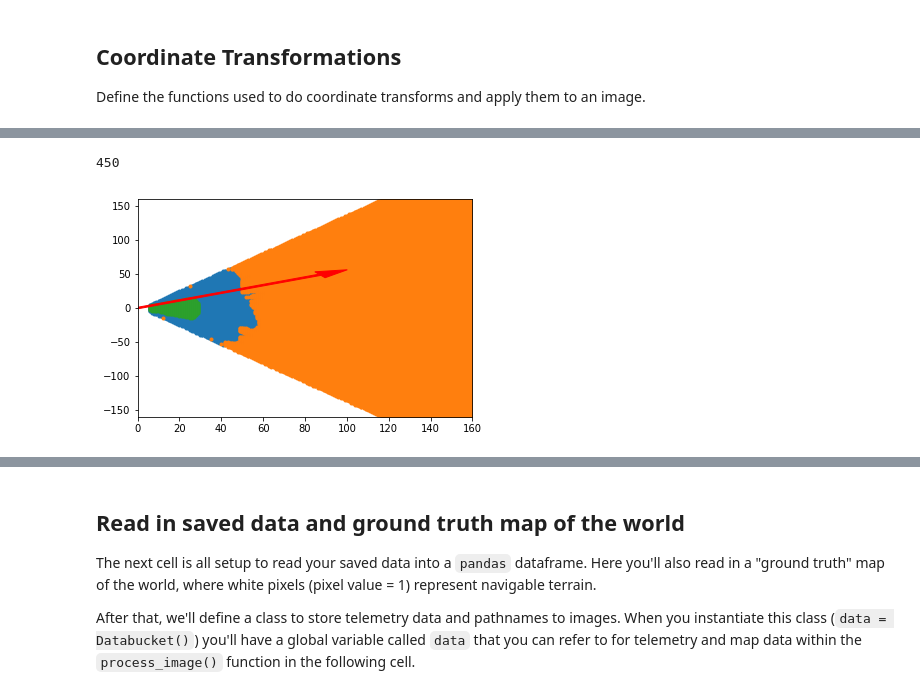
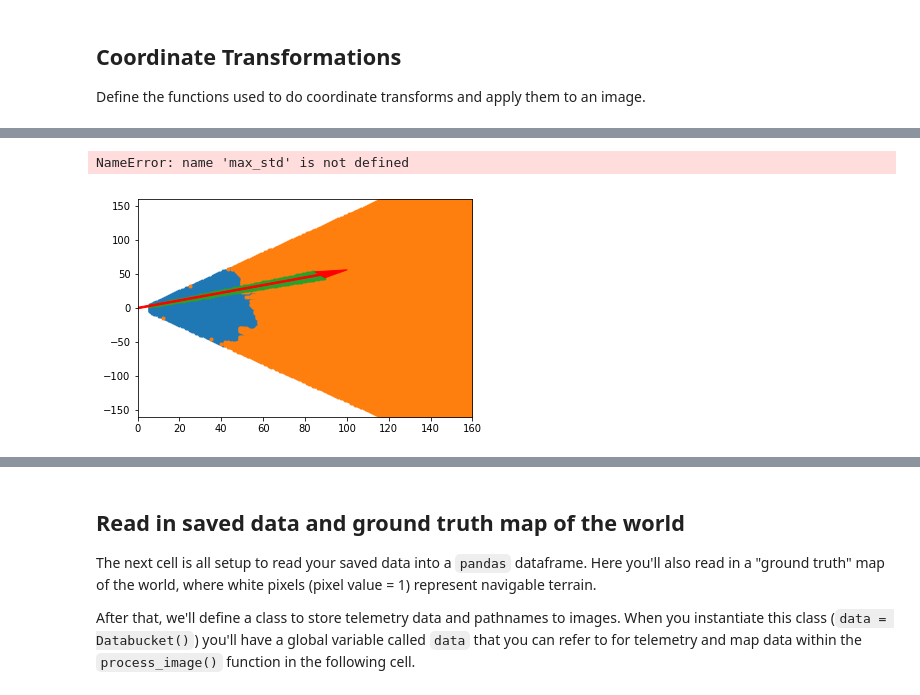
Before and after one commit to pyetras/RoboND-Rover-Project, a Jupyter notebook: code/Rover_Project_Test_Notebook.ipynb, the cells around one changed output, grey strips where cells are left out. Cells and saved outputs as stored; diff of their text form; code cells hidden in the pictures.

```diff
--- a/code/Rover_Project_Test_Notebook.ipynb
+++ b/code/Rover_Project_Test_Notebook.ipynb
@@ -56,17 +56,20 @@ reload(perception)
 ## Calibration Data
 Read in and display example grid and rock sample calibration images.  You'll use the grid for perspective transform and the rock image for creating a new color selection that identifies these samples of interest.
 # %%
+import perception
+reload(perception)
+
 # In the simulator you can toggle on a grid on the ground for calibration
 # You can also toggle on the rock samples with the 0 (zero) key.
 # Here's an example of the grid and one of the rocks
 example_grid = '../calibration_images/example_grid1.jpg'
-example_rock = '../calibration_images/example_rock1.jpg'
-grid_img = mpimg.imread(example_grid)
-rock_img = mpimg.imread(example_rock)
-
+example_rock = '../calibration_images/example_rock2.jpg'
+img = mpimg.imread(example_rock)
+rock_img = perception.rock_thresh(img)
+print(len(perception.rock_warped(rock_img).nonzero()[0]))
 fig = plt.figure(figsize=(12,3))
 plt.subplot(121)
-plt.imshow(grid_img)
+plt.imshow(perception.rock_warped(rock_img))
 plt.subplot(122)
-plt.imshow(rock_img)
+plt.imshow(rock_img, cmap='gray')
 # %% [output]
@@ -80,6 +84,9 @@ Define the perspective transform function from the lesson and test it on an imag
 warped, mask = perception.perspect_transform(grid_img)
 plt.imshow(warped)
 plt.imshow(mask)
-print(mask.shape)
+_, ang = perception.to_polar_coords(*perception.rover_coords(mask))
+max_std = np.std(ang)
+del ang
+print(max_std)
 #scipy.misc.imsave('../output/warped_example.jpg', warped)
 # %% [output]
@@ -147,25 +154,26 @@ plt.arrow(0, 0, x_arrow, y_arrow, color='red', zorder=2, head_width=10, width=2)
 # %%
-max_angle = np.pi/6
-max_dist = 30
-direction = 0
+max_angle = np.pi/60
+max_dist = 100
+direction = mean_dir
 
 plt.plot(xpix, ypix, '.')
 plt.plot(oxpix, oypix, '.')
 plt.ylim(-160, 160)
 plt.xlim(0, 160)
 arrow_length = 100
 x_arrow = arrow_length * np.cos(mean_dir)
 y_arrow = arrow_length * np.sin(mean_dir)
 plt.arrow(0, 0, x_arrow, y_arrow, color='red', zorder=2, head_width=10, width=2)
 mx, my = np.int_(perception.rover_coords(mask))
 dist, angl = perception.to_polar_coords(mx, my)
 selection = (np.abs(angl - direction) < max_angle) & (dist < max_dist)
 mx, my = mx[selection], my[selection]
 plt.plot(mx, my, '.')
-print(len(mx))
+
+print(np.std(angles) / max_std)
 # %% [output]
-450
+NameError: name 'max_std' is not defined
-[figure, old version]
+[figure, new version]
 # %%
 plt.imshow(perception.conf_img(threshed), cmap='gray')
 arrow_length = 100
```
Also changed, not shown: parts of 9 cells of this notebook, 7 other files.
